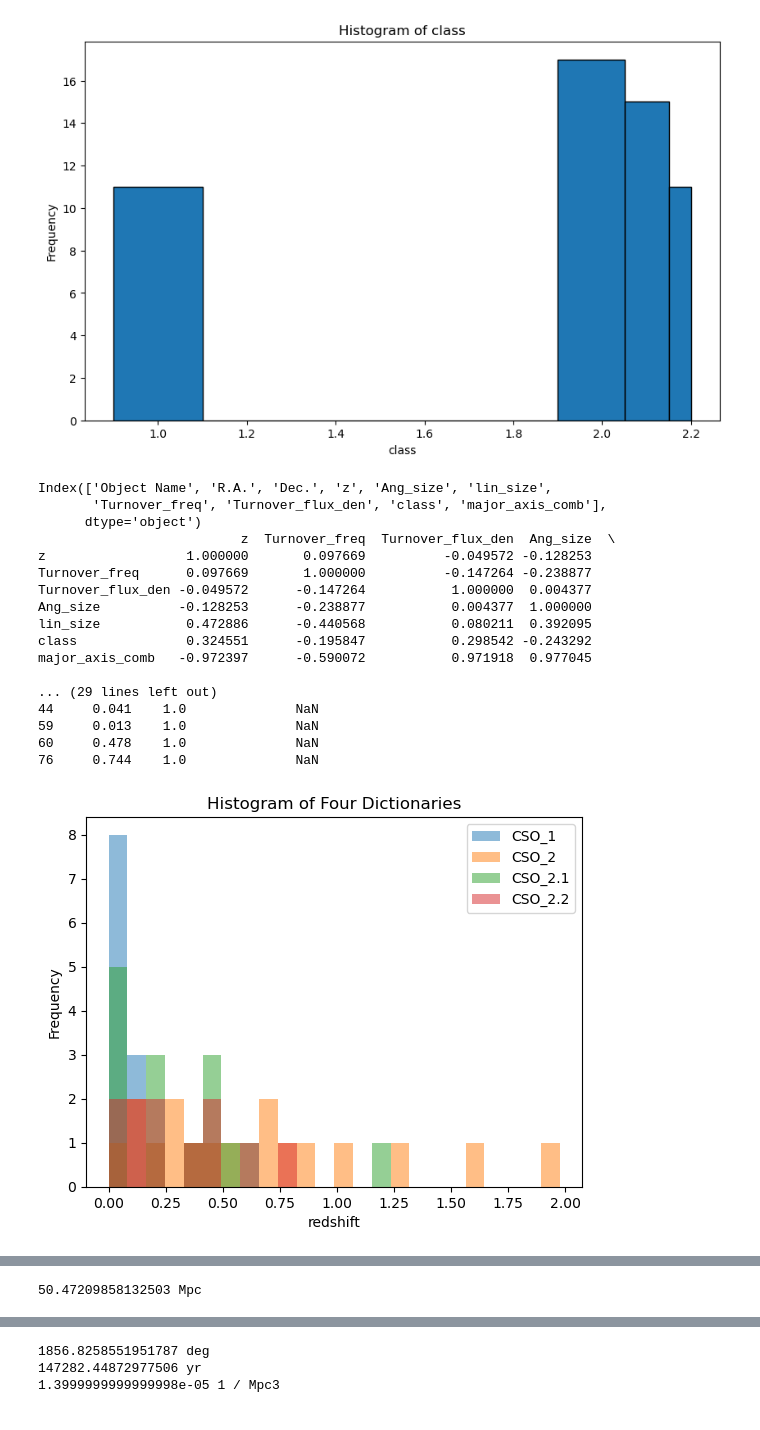
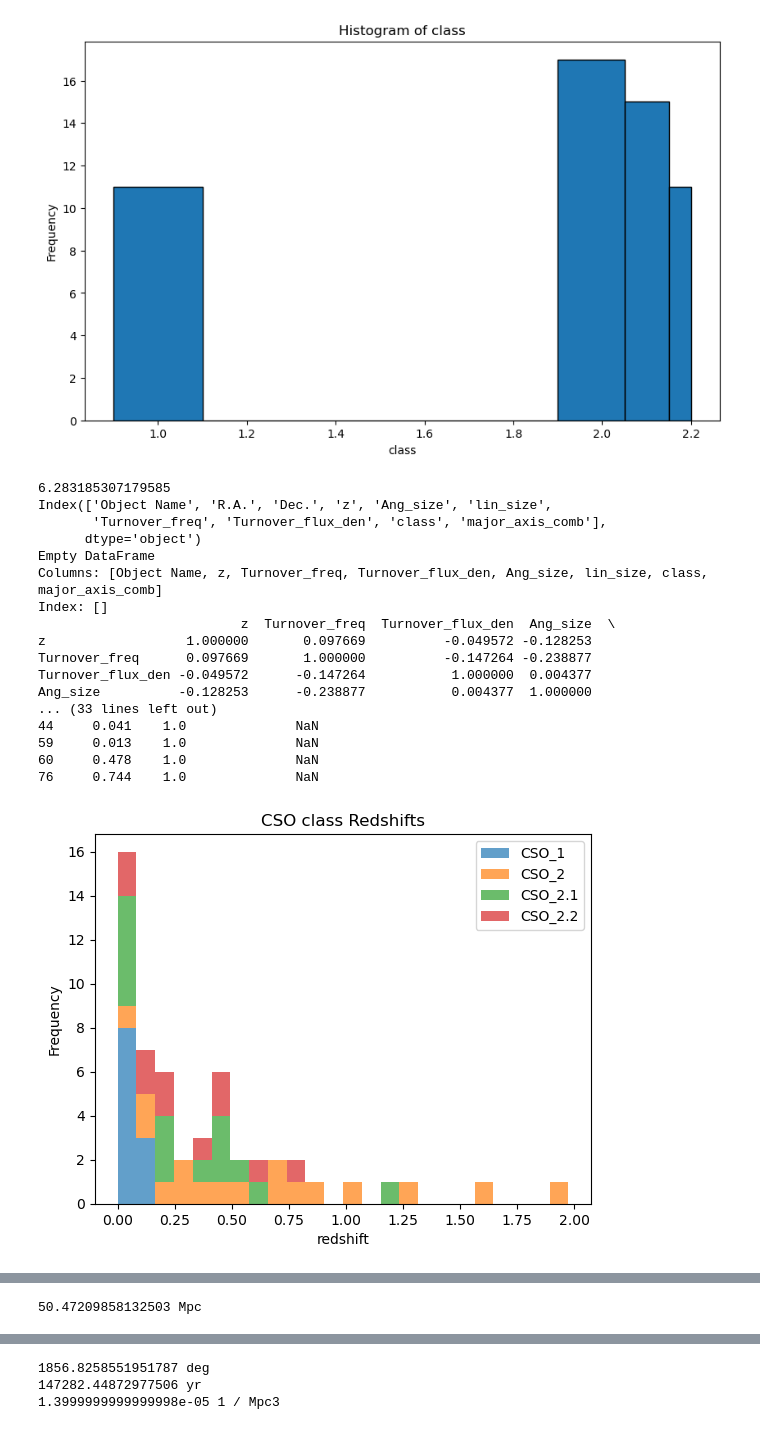
Before and after one commit to henan99/Masteroppgave, a Jupyter notebook: more_fun.ipynb, the cells around one changed output, grey strips where cells are left out. Saved outputs shown, nothing was run; the diff lists cells and outputs as text; code cells hidden in the pictures.

```diff
--- a/more_fun.ipynb
+++ b/more_fun.ipynb
@@ -1245,6 +529,8 @@ import wesanderson as wes
 #wes_palette = ["#8d99ae", "#ef233c", "#d90429", "#2b2d42"]  # Example colors, adjust as necessary
 #sns.set_palette(wes_palette)
 # %%
+n_cso =(1.2*10**4*u.Gpc**-3).to(u.Mpc**-3)
+print(n_cso.value*50**3*4*np.pi/3)
 
 
 CSO_df = pd.DataFrame.from_dict(cso_galaxies, orient='index')
@@ -1262,6 +548,8 @@ CSO_1 = selected_columns[selected_columns['class'] == 1]
 CSO_2 = selected_columns[selected_columns['class'] == 2.0]
 CSO_21 = selected_columns[selected_columns['class'] == 2.1]
 CSO_22 = selected_columns[selected_columns['class'] == 2.2]
+CSO_no = selected_columns[selected_columns['class'] == 'nan']
+print(CSO_no)
 #print(selected_columns)
 # Now, calculate the covariance matrix for the selected columns
 corr_matrix = selected_columns.corr()
@@ -1274,14 +562,14 @@ print(CSO_1)
 
 bins_z = np.linspace(0,selected_columns['z'].max(), 25)
 # Plot the histogram
-plt.hist(CSO_1['z'], bins=bins_z, alpha=0.5, label='CSO_1')
-plt.hist(CSO_2['z'], bins=bins_z, alpha=0.5, label='CSO_2')
-plt.hist(CSO_21['z'], bins=bins_z, alpha=0.5, label='CSO_2.1')
-plt.hist(CSO_22['z'], bins=bins_z, alpha=0.5, label='CSO_2.2')
+plt.hist([CSO_1['z'], CSO_2['z'], CSO_21['z'], CSO_22['z']], bins=bins_z, alpha=0.7, label=['CSO_1', 'CSO_2', 'CSO_2.1', 'CSO_2.2'], stacked=True)
+
+
 plt.xlabel('redshift')
 plt.ylabel('Frequency')
-plt.title('Histogram of Four Dictionaries')
+plt.title('CSO class Redshifts')
 plt.legend()
+plt.savefig('C:/Users/henri/OneDrive/Documents/NTNU/Semester 10/Masteroppgave/Plots/hist_z.png')
 
 # Show the plot
 plt.show()
@@ -1381,39 +669,39 @@ mpc_des = cosmo.comoving_distance(0.0117)
 print(mpc_des)
 plt.figure(figsize=(10, 6))
 plt.plot(CSO_1['z'], 4*np.pi*redshift_to_distance(CSO_1['z'])**2*CSO_1['Turnover_flux_den']*convert_Jy*CSO_1['Turnover_freq']*1e9, 'x', label='CSO_1')
 plt.plot(CSO_2['z'], 4*np.pi*redshift_to_distance(CSO_2['z'])**2*CSO_2['Turnover_flux_den']*convert_Jy*CSO_2['Turnover_freq']*1e9, '^', label='CSO_2')
 plt.plot(CSO_21['z'], 4*np.pi*redshift_to_distance(CSO_21['z'])**2*CSO_21['Turnover_flux_den']*convert_Jy*CSO_21['Turnover_freq']*1e9, 's', label='CSO_2.1')
 plt.plot(CSO_22['z'], 4*np.pi*redshift_to_distance(CSO_22['z'])**2*CSO_22['Turnover_flux_den']*convert_Jy*CSO_22['Turnover_freq']*1e9, 'o', label='CSO_2.2')
 #plt.plot(2, 10**41.5, 'o', label='1718-649 SED model Syn peak ish')
 #plt.axhline(y= 10**41.5, color='r', linestyle='--', label='1718-649 SED model Syn peak ish')
 plt.axvline(x=0.0117, color='r', linestyle='--', label='z = 0.017 = 50 Mpc ')
 plt.xlabel('Redshift')
 plt.ylabel('Luminosity at radio spectral peak [erg/s]')
 plt.title('Luminosity vs Linear Size')
 #plt.xscale('log')
 plt.yscale('log')
 plt.legend()
 plt.savefig('C:/Users/henri/OneDrive/Documents/NTNU/Semester 10/Masteroppgave/Plots/z_vs_Luminosity.png')
 plt.show()
 # %% [output]
+6.283185307179585
 Index(['Object Name', 'R.A.', 'Dec.', 'z', 'Ang_size', 'lin_size',
        'Turnover_freq', 'Turnover_flux_den', 'class', 'major_axis_comb'],
       dtype='object')
+Empty DataFrame
+Columns: [Object Name, z, Turnover_freq, Turnover_flux_den, Ang_size, lin_size, class, major_axis_comb]
+Index: []
                           z  Turnover_freq  Turnover_flux_den  Ang_size  \
 z                  1.000000       0.097669          -0.049572 -0.128253
 Turnover_freq      0.097669       1.000000          -0.147264 -0.238877
 Turnover_flux_den -0.049572      -0.147264           1.000000  0.004377
 Ang_size          -0.128253      -0.238877           0.004377  1.000000
-lin_size           0.472886      -0.440568           0.080211  0.392095
-class              0.324551      -0.195847           0.298542 -0.243292
-major_axis_comb   -0.972397      -0.590072           0.971918  0.977045
-
-... (29 lines left out)
+... (33 lines left out)
 44     0.041    1.0              NaN
 59     0.013    1.0              NaN
 60     0.478    1.0              NaN
 76     0.744    1.0              NaN
-[figure, old version]
+[figure, new version]
 [figure]
 [figure]
 [figure]
```
Also changed, not shown: parts of 23 cells of this notebook, 41 other files.
